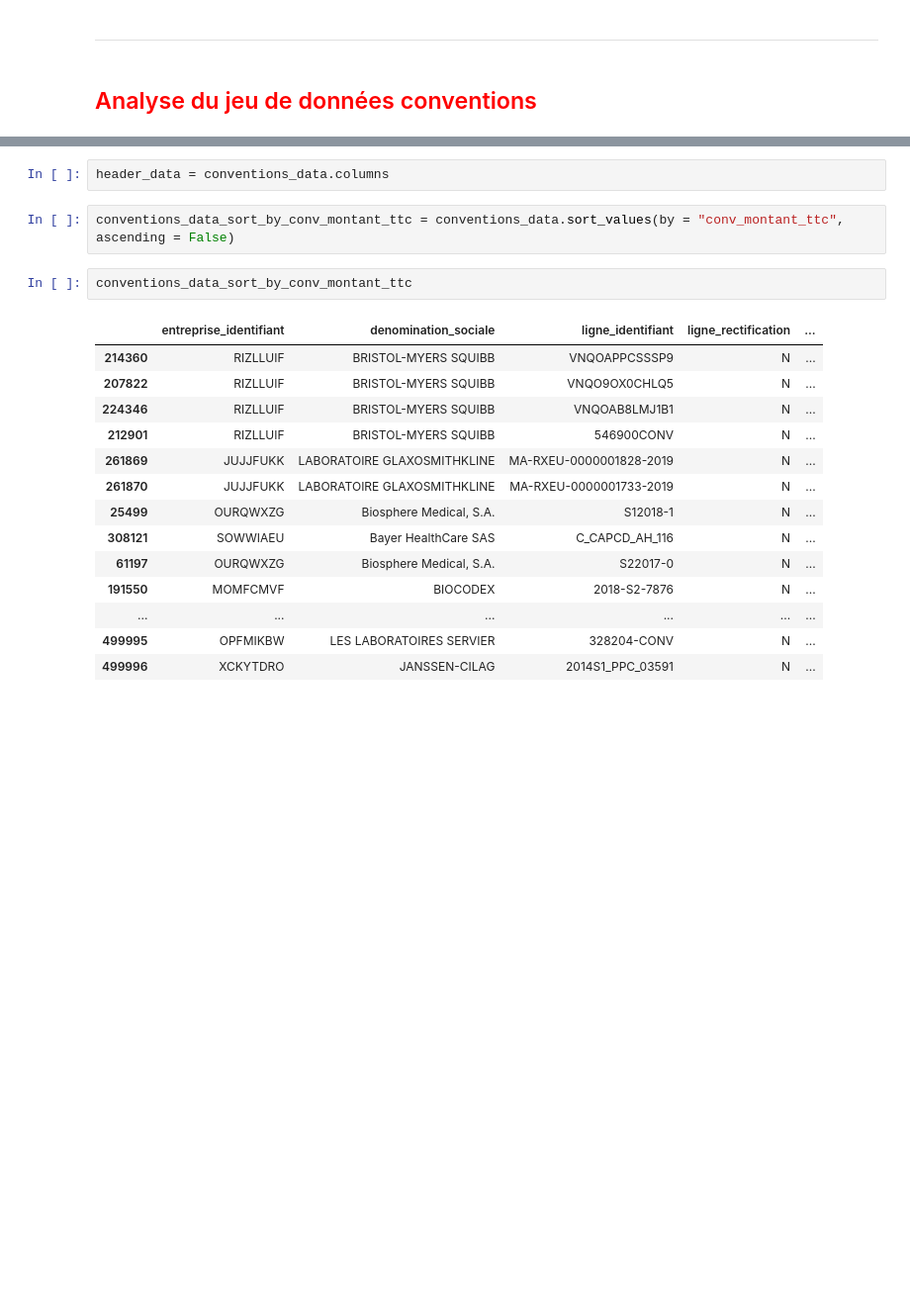
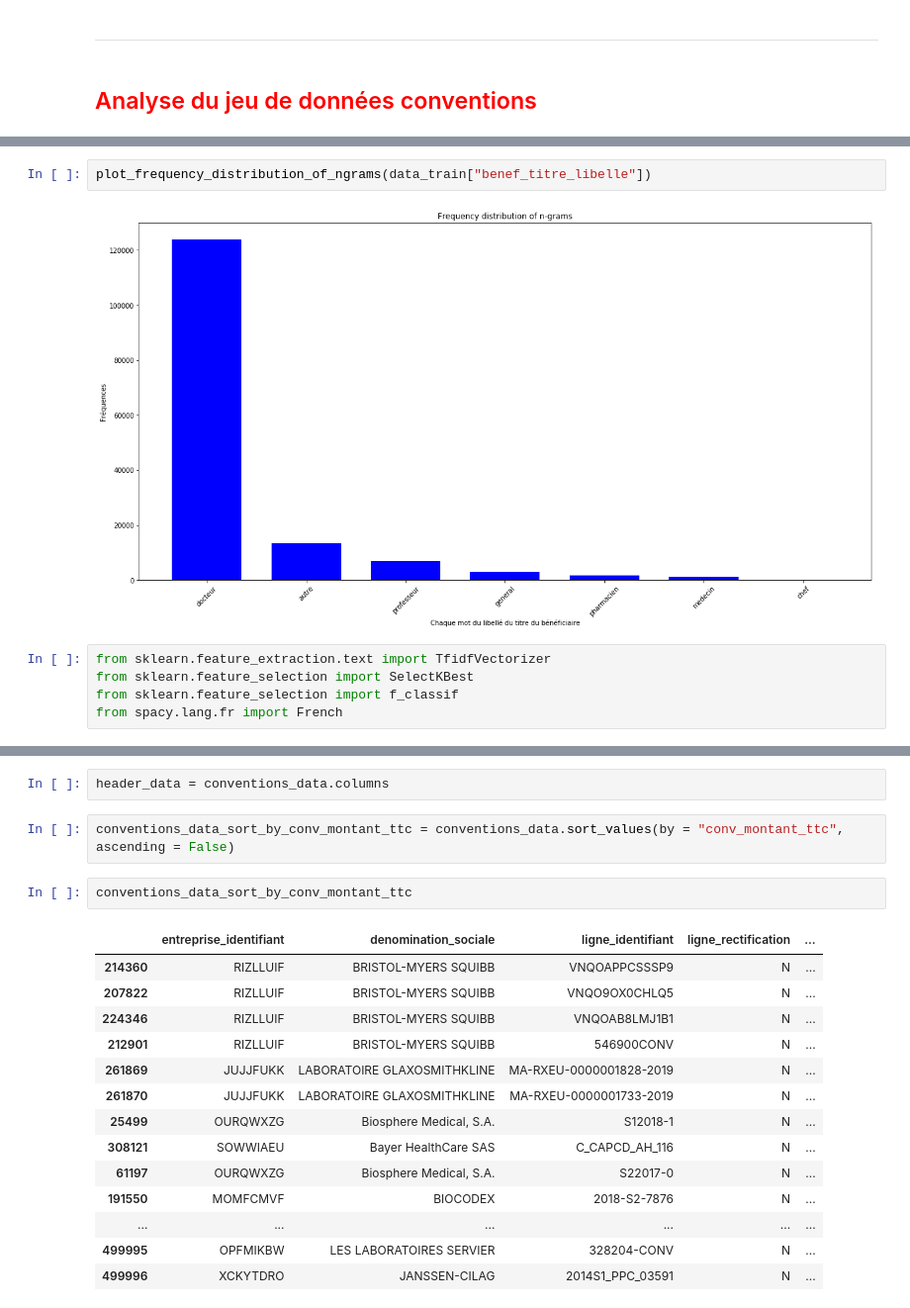
Before and after one commit to DorianNaaji/Transparence-Sante, a Jupyter notebook: data-analytics/Data_Analytics-Transparence_Sante.ipynb, the cells around one changed output, grey strips where cells are left out. Shown: that part at 99% size. Saved outputs shown, nothing was run; the diff lists cells and outputs as text; blank space fills up the shorter version.

```diff
--- a/data-analytics/Data_Analytics-Transparence_Sante.ipynb
+++ b/data-analytics/Data_Analytics-Transparence_Sante.ipynb
@@ -93,0 +213,9 @@ conventions_data.shape
+# %%
+plot_frequency_distribution_of_ngrams(data_train["benef_titre_libelle"])
+# %% [output]
+[figure, added]
+# %%
+from sklearn.feature_extraction.text import TfidfVectorizer
+from sklearn.feature_selection import SelectKBest
+from sklearn.feature_selection import f_classif
+from spacy.lang.fr import French
```
Also changed, not shown: parts of 81 cells of this notebook, 2 other files.
